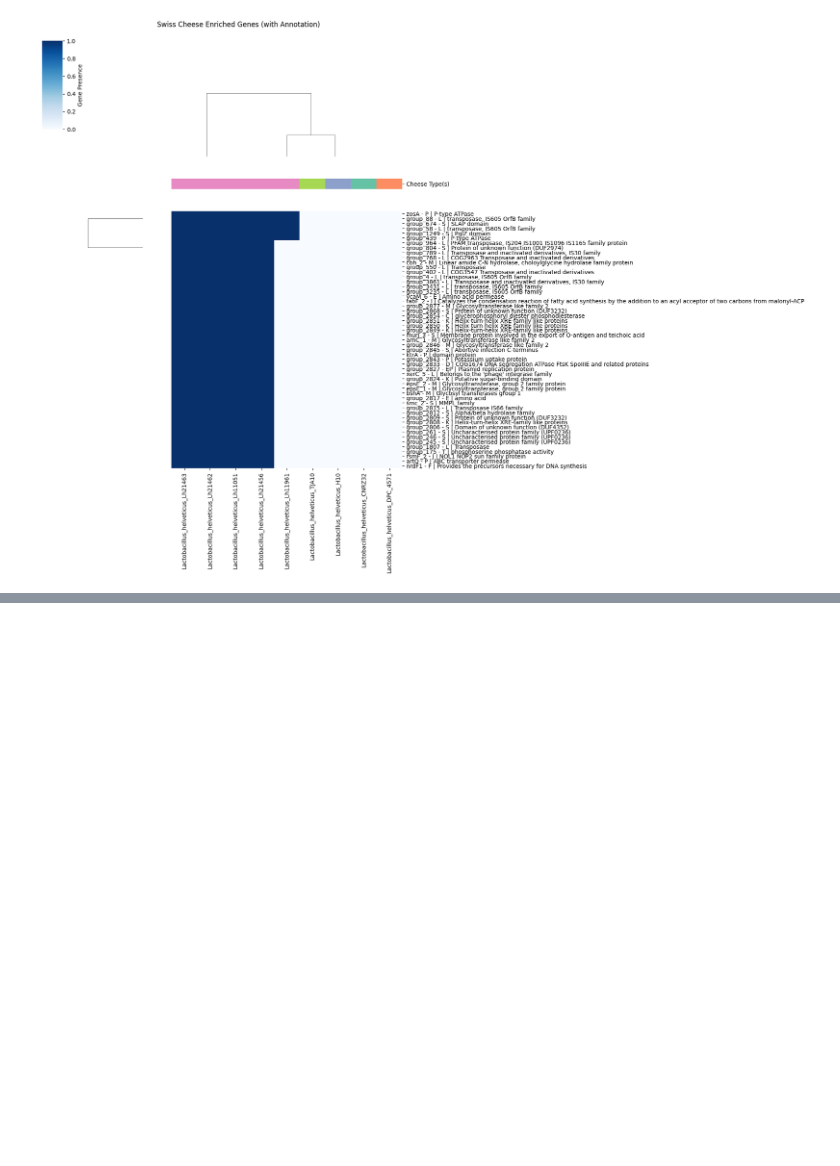
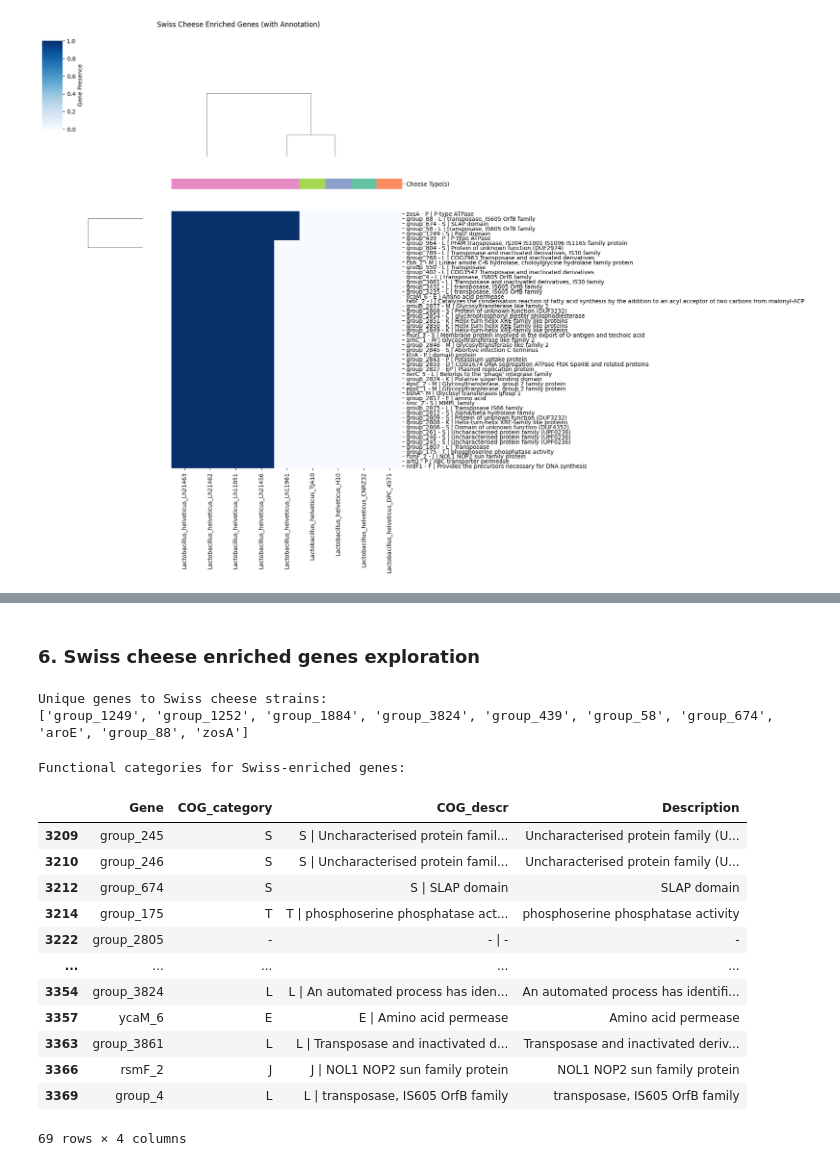
Before and after one commit to Vladm0z/HSE-Bioinformatics, a Jupyter notebook: Bioinformatics/MSc/PracBio/PracBio_0417.ipynb, the cells around one changed output, grey strips where cells are left out. Cells and saved outputs as stored; diff of their text form; code cells hidden in the pictures; blank space fills up the shorter version.

```diff
--- a/Bioinformatics/MSc/PracBio/PracBio_0417.ipynb
+++ b/Bioinformatics/MSc/PracBio/PracBio_0417.ipynb
@@ -546,0 +676,31 @@ plt.show()
+# %% [markdown]
+### 6. Swiss cheese enriched genes exploration
+# %%
+# Unique to Swiss: present in all Swiss, absent in all others
+unique_swiss = swiss_enriched_genes[swiss_matrix.sum(axis=1) == len(swiss_strains)]
+print("Unique genes to Swiss cheese strains:")
+print(unique_swiss.tolist())
+# %% [output]
+Unique genes to Swiss cheese strains:
+['group_1249', 'group_1252', 'group_1884', 'group_3824', 'group_439', 'group_58', 'group_674', 'aroE', 'group_88', 'zosA']
+# %%
+# Annotate Swiss-enriched genes
+swiss_annotations = eggnog[eggnog['Gene'].isin(swiss_enriched_genes)]
+gene_func = swiss_annotations[['Gene', 'COG_category', 'COG_descr', 'Description']].drop_duplicates()
+print("Functional categories for Swiss-enriched genes:")
+display(gene_func)
+# %% [output]
+Functional categories for Swiss-enriched genes:
+|  | Gene | COG_category | COG_descr | Description |
+| 3209 | group_245 | S | S | Uncharacterised protein famil... | Uncharacterised protein family (U... |
+| 3210 | group_246 | S | S | Uncharacterised protein famil... | Uncharacterised protein family (U... |
+| 3212 | group_674 | S | S | SLAP domain | SLAP domain |
+| 3214 | group_175 | T | T | phosphoserine phosphatase act... | phosphoserine phosphatase activity |
+| 3222 | group_2805 | - | - | - | - |
+| ... | ... | ... | ... | ... |
+| 3354 | group_3824 | L | L | An automated process has iden... | An automated process has identifi... |
+| 3357 | ycaM_6 | E | E | Amino acid permease | Amino acid permease |
+| 3363 | group_3861 | L | L | Transposase and inactivated d... | Transposase and inactivated deriv... |
+| 3366 | rsmF_2 | J | J | NOL1 NOP2 sun family protein | NOL1 NOP2 sun family protein |
+| 3369 | group_4 | L | L | transposase, IS605 OrfB family | transposase, IS605 OrfB family |
+69 rows × 4 columns
```
Also changed, not shown: parts of 24 cells of this notebook.
